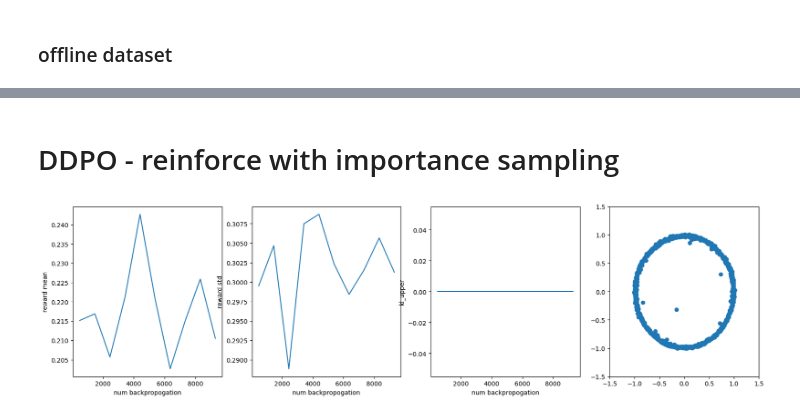
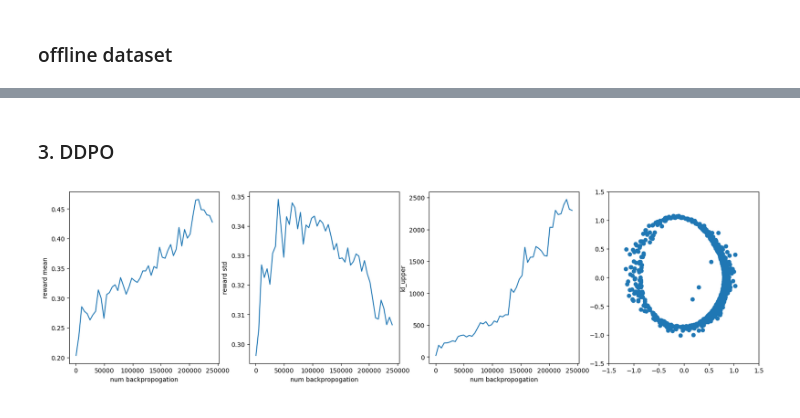
Before and after one commit to TZW1998/reward_optimization, a Jupyter notebook: reward_opt.ipynb, the cells around one changed output, grey strips where cells are left out. Saved outputs shown, nothing was run; the diff lists cells and outputs as text; code cells hidden in the pictures.

```diff
--- a/reward_opt.ipynb
+++ b/reward_opt.ipynb
@@ -513,15 +503,17 @@ visualize_stats(online_wrl_stats)
-# %% [markdown]
-# DDPO - reinforce with importance sampling
+# %% [markdown]
+### 3. DDPO
 # %%
 aligned_model = UNet_MLP(data_dim, 1, 1).cuda()
 aligned_model.load_state_dict(torch.load("ddim_ema_mg.pth"))
 
 EPOCH = 10
-sample_points_per_epoch = sampling_budget // EPOCH
-num_steps_per_epoch = 2
+sample_points_per_epoch =  10 # sampling_budget // EPOCH
+num_steps_per_epoch = 50
 lr=1e-4
 batch_size = 10
 eta = 1
+adv_clip_max = 5
+clip_range = 0.1
 optimizer = torch.optim.Adam(aligned_model.parameters(), lr=lr)
 
 ddpo_stats = {
@@ -546,6 +538,7 @@ for epoch in progress:
     sampled_reward = reward_fn(sampled_dataset)
     sampled_dataset = torch.FloatTensor(sampled_dataset).cuda()
     sampled_reward = torch.FloatTensor(sampled_reward).cuda()
+    sampled_advantage = (sampled_reward - torch.mean(sampled_reward)) / (torch.std(sampled_reward) + 1e-8)
     idx_iter = iter(index_iterator(len(sampled_dataset), batch_size))
     for step in range(num_steps_per_epoch):
 
@@ -558,10 +551,11 @@ for epoch in progress:
         optimizer.zero_grad()
         batch_data = sampled_dataset[batch_idx]
         batch_reward = sampled_reward[batch_idx]
+        batch_advantage = sampled_advantage[batch_idx]
 
         # main logic for computing policy gradient with importance sampling
         sample_loss = torch.zeros(len(batch_idx)).cuda()
-        for timestep in range(len(sampled_timesteps)-1):
+        for timestep in range(0,len(sampled_timesteps)-1,1):
             logprob_old = logprob_timesteps[timestep][batch_idx]
 
             x_t = sampled_timesteps[timestep][batch_idx]
@@ -569,47 +563,60 @@ for epoch in progress:
 
             now_coeff = coeff_timesteps[timestep]
             next_coeff = coeff_timesteps[timestep+1]
-            direction = model(x_t, torch.zeros(len(batch_idx)).cuda() + now_coeff)
+            direction = aligned_model(x_t, torch.zeros(len(batch_idx)).cuda() + now_coeff)
             nl = eta * np.sqrt(next_coeff)
             new_x_t_next_mean = np.sqrt(1-next_coeff) * (x_t - np.sqrt(now_coeff) * direction) / np.sqrt(1-now_coeff) + np.sqrt(max([next_coeff - nl**2, 0])) * direction
 
             logprob_new = - torch.sum(((x_t_next - new_x_t_next_mean) ** 2) / (2 * (nl**2)), dim = 1)
 
-            sample_loss +=  torch.sum(((new_x_t_next_mean - x_t_next)) ** 2, dim = 1)
-        loss = torch.mean(sample_loss * torch.exp(batch_reward / 0.1))
+            ratio = torch.exp(logprob_new - logprob_old)
+
+            # ppo logic
+            cliped_advantage = torch.clamp(batch_advantage, -adv_clip_max, adv_clip_max)
+
+            unclipped_loss = - ratio * cliped_advantage
+            clipped_ratio = torch.clamp(ratio, 1 - clip_range, 1 + clip_range)
+            clipped_loss = - clipped_ratio * cliped_advantage
+
+
+            sample_loss += torch.maximum(clipped_loss, unclipped_loss)
+
+        loss = torch.mean(sample_loss)
 
         loss.backward()
         num_backprop += len(batch_data) * timestep
+        # grad clipping
+        torch.nn.utils.clip_grad_norm_(aligned_model.parameters(), 1)
         optimizer.step()
         totals += len(batch_idx)
         avg_loss += loss.item() * len(batch_idx)
 
         if step % log_interval == 0:
             eval_sample_points, eval_kl_upper = ddim_sampling_with_kl(aligned_model,model, eval_dataset_size, total_steps=50, eta = 1)
             # logging
             eval_rewards = reward_fn(eval_sample_points)
             ddpo_stats["reward_mean"].append(eval_rewards.mean())
             ddpo_stats["reward_std"].append(eval_rewards.std())
             ddpo_stats["eval_samples"].append(eval_sample_points.copy())
             ddpo_stats["kl_upper"].append(eval_kl_upper.item())
             ddpo_stats["num_backprop"].append(num_backprop)
 
             if visualize:
                 plt.figure(figsize=(2,2))
                 plt.scatter(eval_sample_points[:,0], eval_sample_points[:,1], s=5, alpha=0.6)
                 plt.xlim(-1.5,1.5)
                 plt.ylim(-1.5,1.5)
                 plt.title("epoch:{}".format(epoch))
                 plt.show()
 
             last_stats = {
                             "reward_mean":ddpo_stats["reward_mean"][-1],
                             "reward_std":ddpo_stats["reward_std"][-1],
                             "num_backprop":ddpo_stats["num_backprop"][-1],
                             "kl_upper":ddpo_stats["kl_upper"][-1]
                         }
             progress.set_postfix(last_stats)
 
 visualize_stats(ddpo_stats)
 # %% [output]
-[figure, old version]
+[figure, new version]
```
Also changed, not shown: parts of 14 cells of this notebook.
